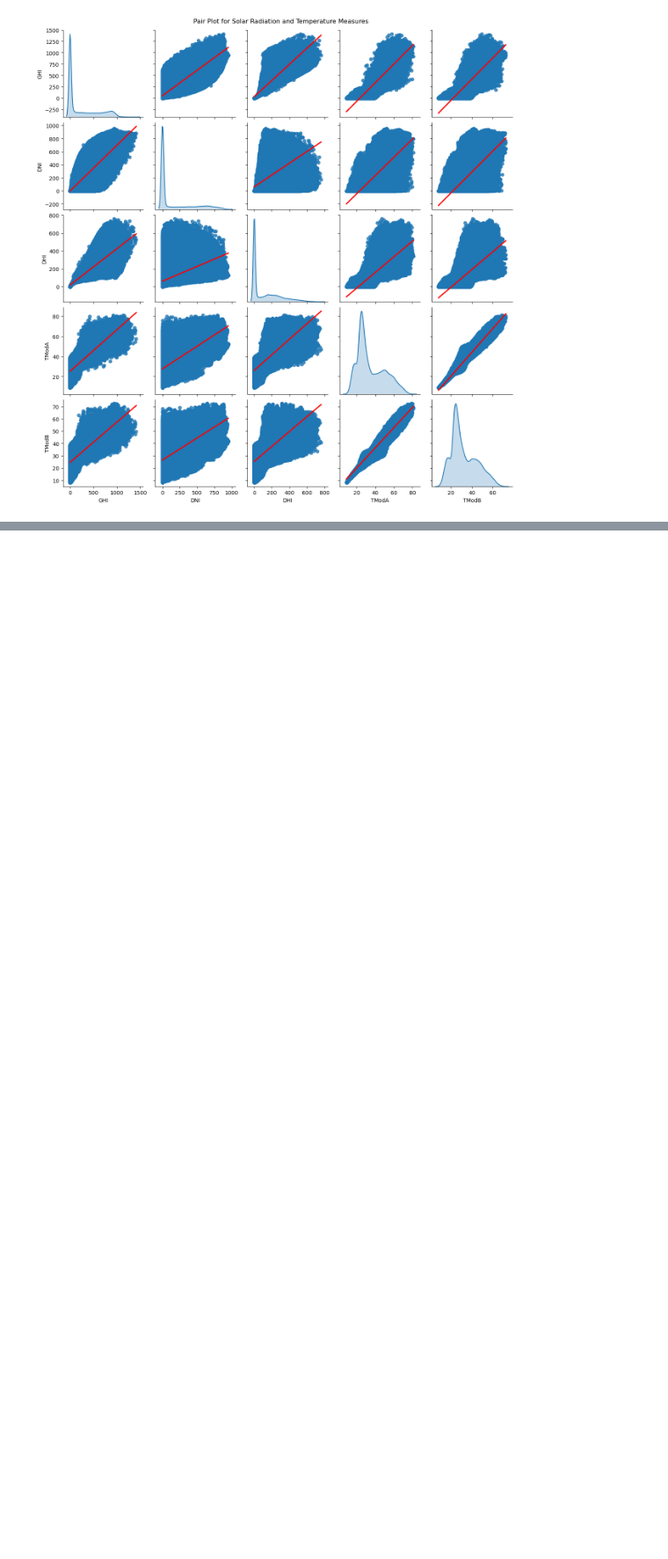
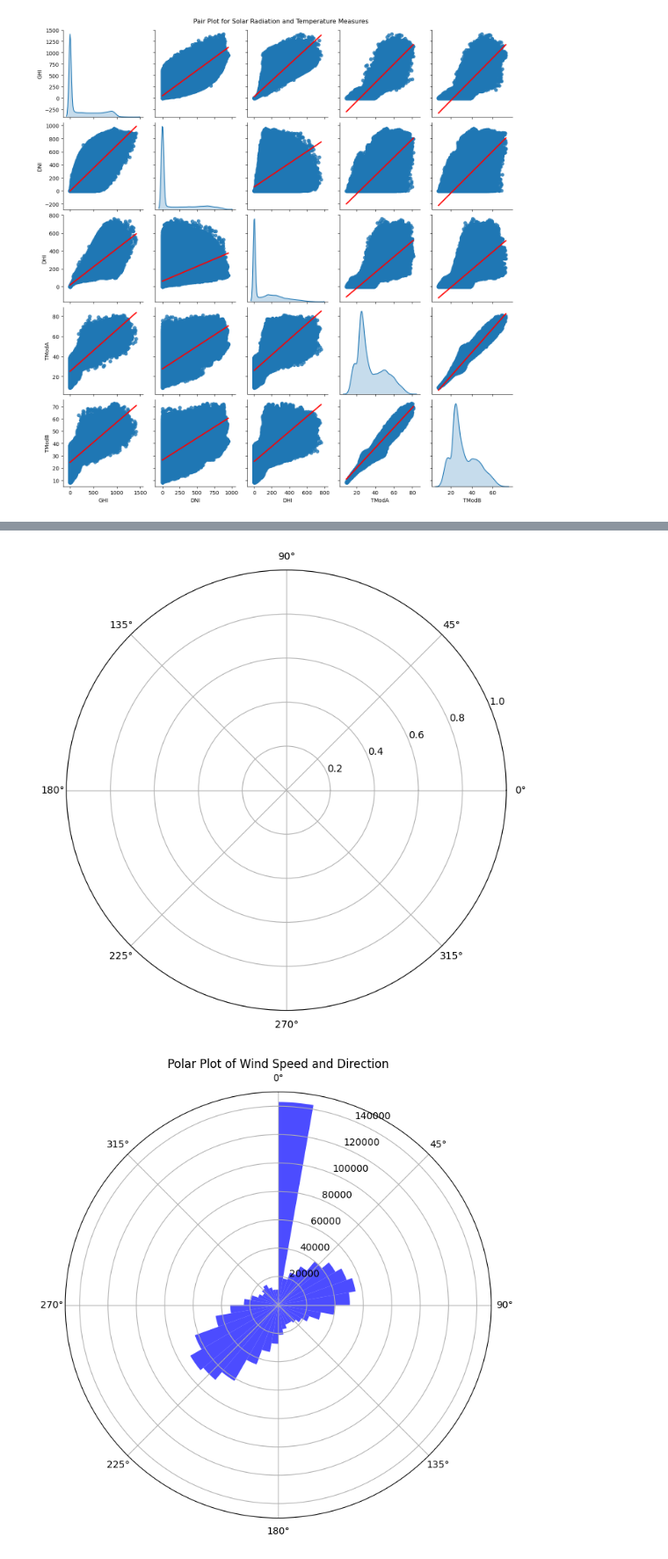
Before and after one commit to dani6566/TASK_01, a Jupyter notebook: Notebooks/benin-malanville.ipynb, the cells around one changed output, grey strips where cells are left out. Shown at 88% size. Cells and saved outputs as stored; diff of their text form; code cells hidden in the pictures; blank space fills up the shorter version.

```diff
--- a/Notebooks/benin-malanville.ipynb
+++ b/Notebooks/benin-malanville.ipynb
@@ -538,0 +378,11 @@ conda install -n base -c defaults conda=24.7.1
+# %%
+# Polar plot for wind direction and speed
+fig, ax = plt.subplots(subplot_kw={'projection': 'polar'}, figsize=(8, 8))
+ax.hist(Data_benin['WD'].dropna().apply(np.deg2rad), bins=36, weights=Data_togo['WS'].dropna(), color='blue', alpha=0.7)
+ax.set_theta_direction(-1)
+ax.set_theta_offset(np.pi / 2)
+ax.set_title('Polar Plot of Wind Speed and Direction')
+plt.show()
+# %% [output]
+[figure, added]
+[figure, added]
```
Also changed, not shown: parts of 28 cells of this notebook, 2 other files.
